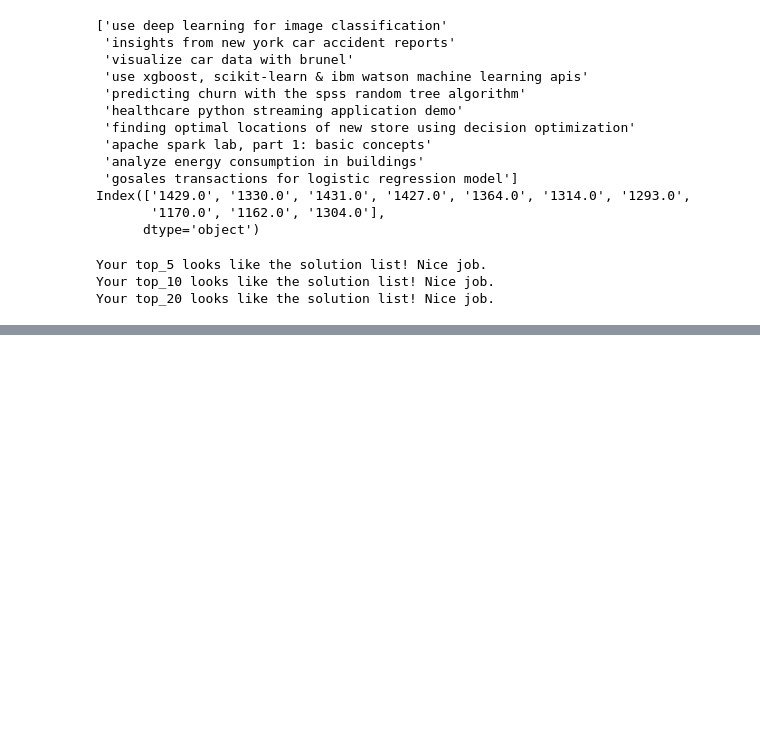
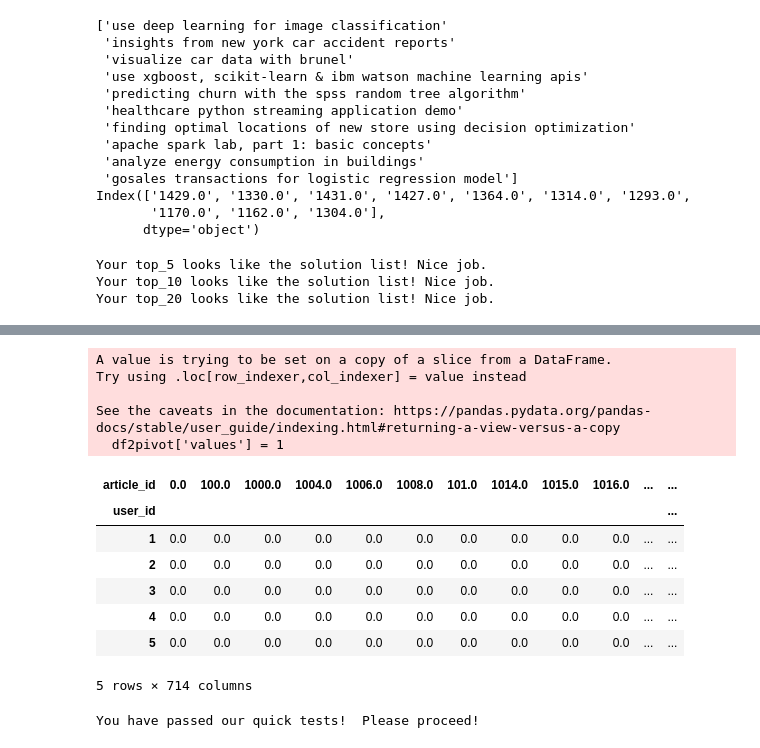
Before and after one commit to vpontello/recommendations_with_IBM, a Jupyter notebook: recommendation_engine_with_IBM.ipynb, the cells around one changed output, grey strips where cells are left out. Saved outputs shown, nothing was run; the diff lists cells and outputs as text; code cells hidden in the pictures; blank space fills up the shorter version.

Commit message:
user user recommendation useful functions

```diff
--- a/recommendation_engine_with_IBM.ipynb
+++ b/recommendation_engine_with_IBM.ipynb
@@ -324,0 +343,3 @@ Your top_20 looks like the solution list! Nice job.
+# %%
+df2pivot = df.drop_duplicates()
+df2pivot['values'] = 1
@@ -324,0 +363,49 @@ Your top_20 looks like the solution list! Nice job.
+# %%
+# create the user-article matrix with 1's and 0's
+
+def create_user_item_matrix(df):
+    '''
+    INPUT:
+    df - pandas dataframe with article_id, title, user_id columns
+
+    OUTPUT:
+    user_item - user item matrix
+
+    Description:
+    Return a matrix with user ids as rows and article ids on the columns with 1 values where a user interacted with
+    an article and a 0 otherwise
+    '''
+
+    df2pivot = df.drop_duplicates()
+    df2pivot['values'] = 1
+    user_item = df2pivot.pivot(index='user_id', columns='article_id',values='values')
+    user_item.fillna(0, inplace=True)
+
+    return user_item # return the user_item matrix
+
+user_item = create_user_item_matrix(df)
+# %% [output]
+A value is trying to be set on a copy of a slice from a DataFrame.
+Try using .loc[row_indexer,col_indexer] = value instead
+
+See the caveats in the documentation: https://pandas.pydata.org/pandas-docs/stable/user_guide/indexing.html#returning-a-view-versus-a-copy
+  df2pivot['values'] = 1
+# %%
+user_item.head()
+# %% [output]
+| article_id | 0.0 | 100.0 | 1000.0 | 1004.0 | 1006.0 | 1008.0 | 101.0 | 1014.0 | 1015.0 | 1016.0 | ... | ... |
+| user_id |  |  |  |  |  |  |  |  |  |  |  | ... |
+| 1 | 0.0 | 0.0 | 0.0 | 0.0 | 0.0 | 0.0 | 0.0 | 0.0 | 0.0 | 0.0 | ... | ... |
+| 2 | 0.0 | 0.0 | 0.0 | 0.0 | 0.0 | 0.0 | 0.0 | 0.0 | 0.0 | 0.0 | ... | ... |
+| 3 | 0.0 | 0.0 | 0.0 | 0.0 | 0.0 | 0.0 | 0.0 | 0.0 | 0.0 | 0.0 | ... | ... |
+| 4 | 0.0 | 0.0 | 0.0 | 0.0 | 0.0 | 0.0 | 0.0 | 0.0 | 0.0 | 0.0 | ... | ... |
+| 5 | 0.0 | 0.0 | 0.0 | 0.0 | 0.0 | 0.0 | 0.0 | 0.0 | 0.0 | 0.0 | ... | ... |
+5 rows × 714 columns
+# %%
+## Tests: You should just need to run this cell.  Don't change the code.
+assert user_item.shape[0] == 5149, "Oops!  The number of users in the user-article matrix doesn't look right."
+assert user_item.shape[1] == 714, "Oops!  The number of articles in the user-article matrix doesn't look right."
+assert user_item.sum(axis=1)[1] == 36, "Oops!  The number of articles seen by user 1 doesn't look right."
+print("You have passed our quick tests!  Please proceed!")
+# %% [output]
+You have passed our quick tests!  Please proceed!
```
Also changed, not shown: parts of 17 cells of this notebook.
